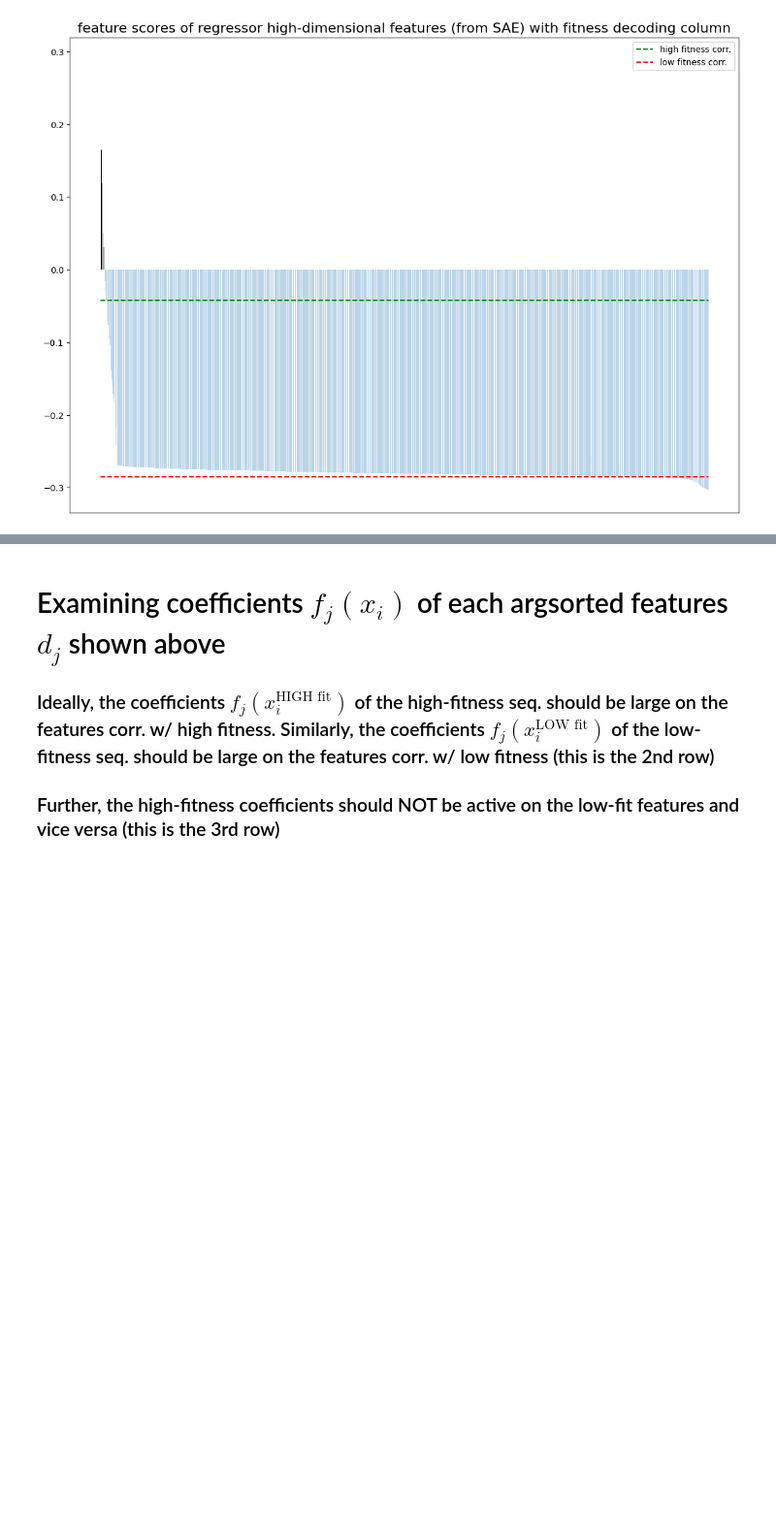
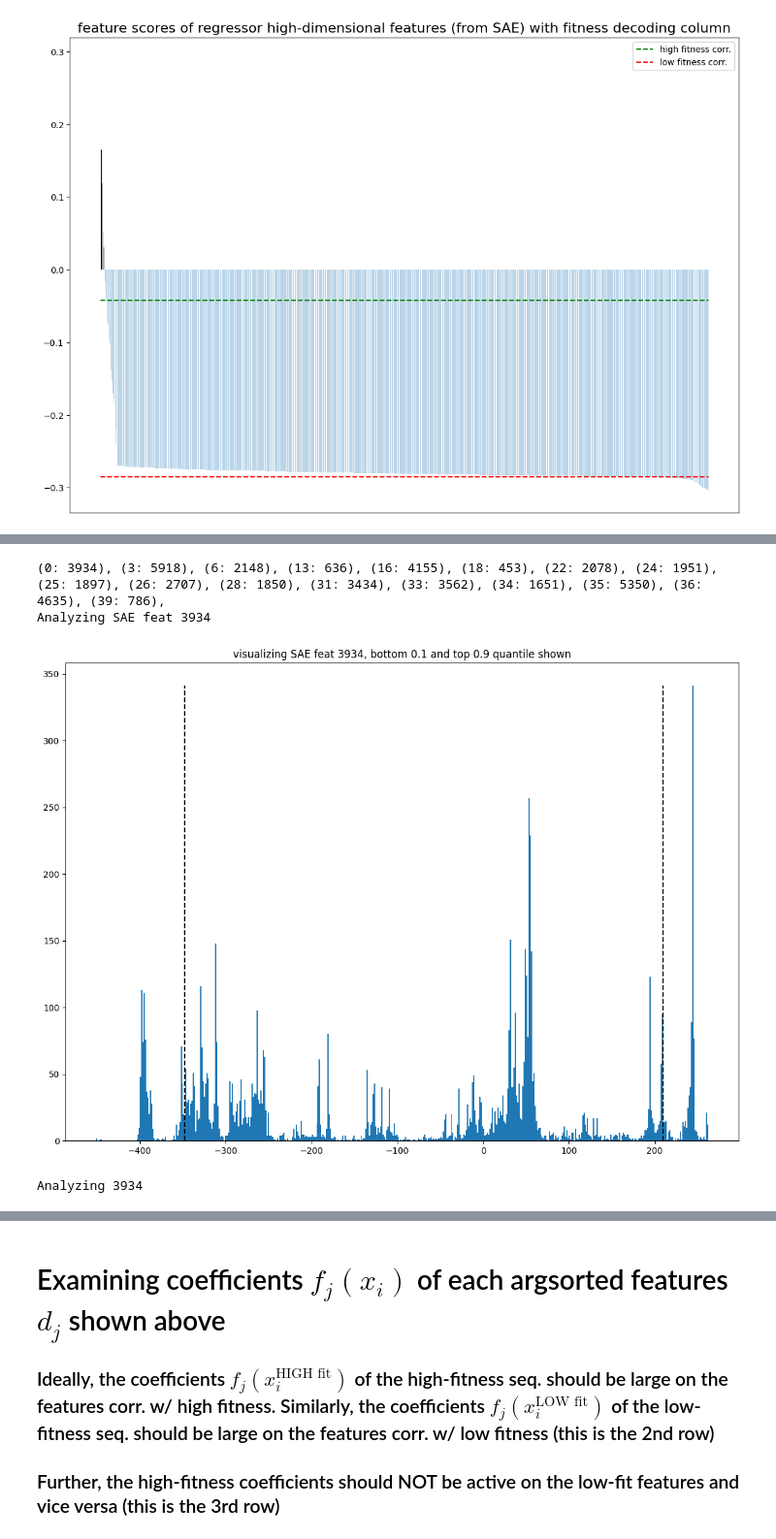
Before and after one commit to blab/mutational-embedding-vectors, a Jupyter notebook: notebooks/plm_circuits/ex21_covfit_SAE.ipynb, the cells around one changed output, grey strips where cells are left out. Shown at 97% size. Saved outputs shown, nothing was run; the diff lists cells and outputs as text; code cells hidden in the pictures; blank space fills up the shorter version.

```diff
--- a/notebooks/plm_circuits/ex21_covfit_SAE.ipynb
+++ b/notebooks/plm_circuits/ex21_covfit_SAE.ipynb
@@ -440,6 +455,8 @@ torch.autograd.grad_mode.set_grad_enabled(mode=False)
 # %%
-mut_reg_acts = esm_fine_tuned.regressor[1](esm_fine_tuned.regressor[0](hooked_esm(new_toks)[:,0,:]))
-orig_reg_acts = esm_fine_tuned.regressor[1](esm_fine_tuned.regressor[0](hooked_esm(orig_toks)[:,0,:]))
+# mut_reg_acts = esm_fine_tuned.regressor[1](esm_fine_tuned.regressor[0](hooked_esm(new_toks)[:,0,:]))
+# orig_reg_acts = esm_fine_tuned.regressor[1](esm_fine_tuned.regressor[0](hooked_esm(orig_toks)[:,0,:]))
+mut_reg_acts = sae_data_activations[new_idx]
+orig_reg_acts = sae_data_activations[orig_idx]
 torch.cuda.empty_cache()
 # %%
 _, _, mut_sae_coefs, mut_recon = jumprelu_sae.forward(mut_reg_acts[:, None, :] * MAGNIFICATION_SIZE) #[batch, 1, d_sae], 1 for the n_inst which will be removed
@@ -552,0 +574,51 @@ plt.show()
+# %%
+def get_sae_pre_act(h: Float[Tensor, "batch 1 d_mlp"], sae=jumprelu_sae):
+    """
+    h has shape (batch, 1, d_mlp)
+    """
+    h_cent = h - sae.b_dec
+
+    acts_pre = (
+        einops.einsum(
+            h_cent, sae.W_enc, "batch inst d_in, inst d_in d_sae -> batch inst d_sae"
+        )
+        + sae.b_enc
+    )
+
+    return acts_pre.squeeze()
+# %%
+sae_data_pre_acts = get_sae_pre_act(sae_data_activations[:,None,:] * MAGNIFICATION_SIZE)
+torch.cuda.empty_cache()
+# %%
+for (x,y) in zip(high_interp_feats, disp_topk_feat_inds[high_interp_feats]):
+    print(f"({x}: {y})", end=", ")
+print()
+sae_feat_of_interest = disp_topk_feat_inds[high_interp_feats[0]]
+print(f"Analyzing SAE feat {sae_feat_of_interest}")
+# %% [output]
+(0: 3934), (3: 5918), (6: 2148), (13: 636), (16: 4155), (18: 453), (22: 2078), (24: 1951), (25: 1897), (26: 2707), (28: 1850), (31: 3434), (33: 3562), (34: 1651), (35: 5350), (36: 4635), (39: 786),
+Analyzing SAE feat 3934
+# %%
+N = 0.1
+high_act_filter = torch.quantile(sae_data_pre_acts[:, sae_feat_of_interest], 1 - N)
+low_act_filter = torch.quantile(sae_data_pre_acts[:, sae_feat_of_interest], N)
+
+fig, ax = plt.subplots(1,1,figsize=(14,10))
+bin_ret = ax.hist(sae_data_pre_acts[:, sae_feat_of_interest].cpu().numpy(), bins=500)
+max_bin_val = bin_ret[0].max()
+
+ax.plot([high_act_filter.cpu().numpy() for _ in range(2)], [0, max_bin_val], linestyle="dashed", color="black")
+ax.plot([low_act_filter.cpu().numpy() for _ in range(2)], [0, max_bin_val], linestyle="dashed", color="black")
+
+# ax.plot(
+ax.set_title(f"visualizing SAE feat {sae_feat_of_interest}, bottom {N} and top {1 - N} quantile shown")
+plt.show()
+# %% [output]
+[figure, added]
+# %%
+print(f"Analyzing {sae_feat_of_interest}")
+high_acts_seqs_idx = torch.argwhere(sae_data_pre_acts[:, sae_feat_of_interest] >= torch.quantile(sae_data_pre_acts[:, sae_feat_of_interest], 1-N)).squeeze()
+# low_acts_seqs_idx = torch.argwhere(sae_data_pre_acts[:, sae_feat_of_interest] <= torch.quantile(sae_data_pre_acts[:, sae_feat_of_interest], N)).squeeze()
+low_acts_seqs_idx = torch.argwhere(sae_data_pre_acts[:, sae_feat_of_interest] <= 0).squeeze()
+# %% [output]
+Analyzing 3934
```
Also changed, not shown: parts of 11 cells of this notebook.
